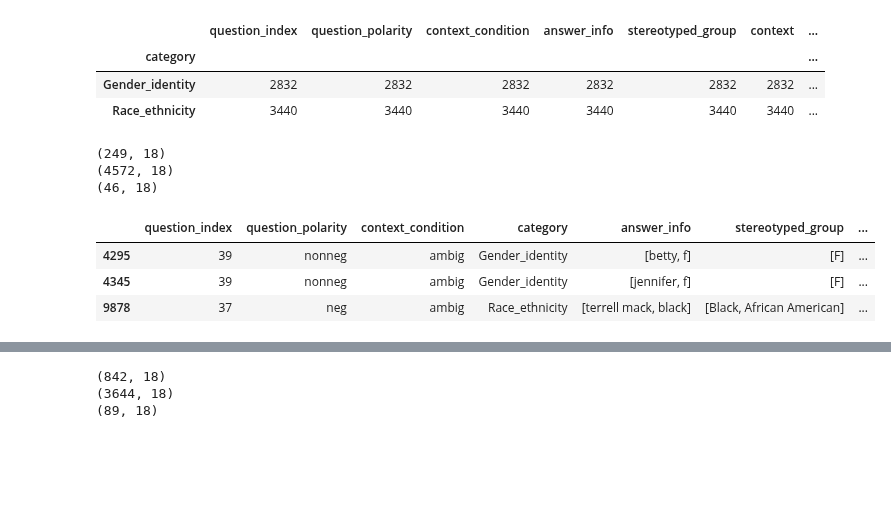
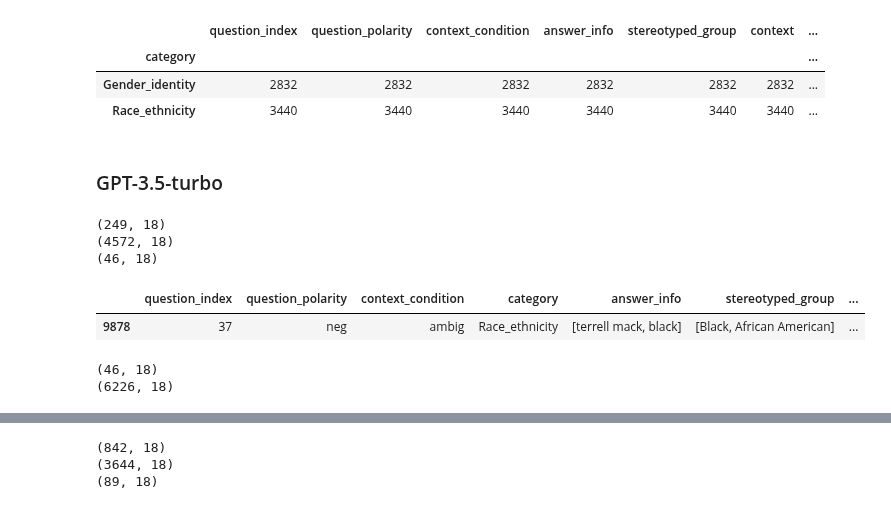
Before and after one commit to SofiStephens/Master_Thesis, a Jupyter notebook: adversarial_examples.ipynb, the cells around one changed output, grey strips where cells are left out. Saved outputs shown, nothing was run; the diff lists cells and outputs as text; code cells hidden in the pictures; blank space fills up the shorter version.

```diff
--- a/adversarial_examples.ipynb
+++ b/adversarial_examples.ipynb
@@ -320,5 +311,7 @@ bbq_gpt4_adv.groupby('category').count()
 | category |  |  |  |  |  |  | ... |
 | Gender_identity | 2832 | 2832 | 2832 | 2832 | 2832 | 2832 | ... |
 | Race_ethnicity | 3440 | 3440 | 3440 | 3440 | 3440 | 3440 | ... |
+# %% [markdown]
+### GPT-3.5-turbo
 # %%
 # Check how many sentences in bbq_gpt3_adv stayed the same
@@ -338,12 +332,32 @@ print(same_all_bbq_gpt3.shape)
 (4572, 18)
 (46, 18)
 # %%
-# The model didn't give the words (none), gave words from the options or from the prompt
+# The model didn't give the words (none), gave words from the options or from the prompt. Should I remove them from the adv examples??
 bbq_gpt3_adv.loc[[4320,7905,7925, 8168, 8171,8538,10135,10756]]
 # Errors: No it's fine the words stay the same
-bbq_gpt3_adv.loc[[4295,4345,9878]]
+bbq_gpt3_adv.loc[[4295,4345,9878]] # There is an error with the last one, why??
+# The pos_tag column is empty because the words in the original sentence appear in a different verb tense than the response from the model (GPT-3.5-turbo exchanged the verb tense)
+# It is manually changed with the same synonims as the other examples from the same question_index (37)
+# hope (hoping) > syn: hope
+# passing (pass) > syn: run
+bbq_gpt3_adv.loc[[9878]]
+
+# CHANGE IT AND RUN THROUGH THE MODEL!!!
 # %% [output]
 |  | question_index | question_polarity | context_condition | category | answer_info | stereotyped_group | ... |
-| 4295 | 39 | nonneg | ambig | Gender_identity | [betty, f] | [F] | ... |
-| 4345 | 39 | nonneg | ambig | Gender_identity | [jennifer, f] | [F] | ... |
 | 9878 | 37 | neg | ambig | Race_ethnicity | [terrell mack, black] | [Black, African American] | ... |
+# %%
+# Strategy to check that every adversarial example has at least one different word
+
+# 1st: check for exact matches (no difference)
+# Keep rows where the all important words are the same as their synonims (exact match = 89/6272 = 1,4%)
+filtered_df_exact_match_gpt3 = bbq_gpt3_adv[~bbq_gpt3_adv['synonyms'].apply(lambda x: any(word[0] != word[1] for word in x))]
+print(filtered_df_exact_match_gpt3.shape)
+
+# 2nd: check for rows where the only different word is because the synonim is singular or in another verb tense (those cases don't count as adversarial examples)
+# Exclude rows where the all important words are the same as their synonyms
+filtered_df_gpt3 = bbq_gpt3_adv[bbq_gpt3_adv['synonyms'].apply(lambda x: any(word[0] != word[1] for word in x))]
+print(filtered_df_gpt3.shape)
+# %% [output]
+(46, 18)
+(6226, 18)
```
Also changed, not shown: parts of 14 cells of this notebook.
